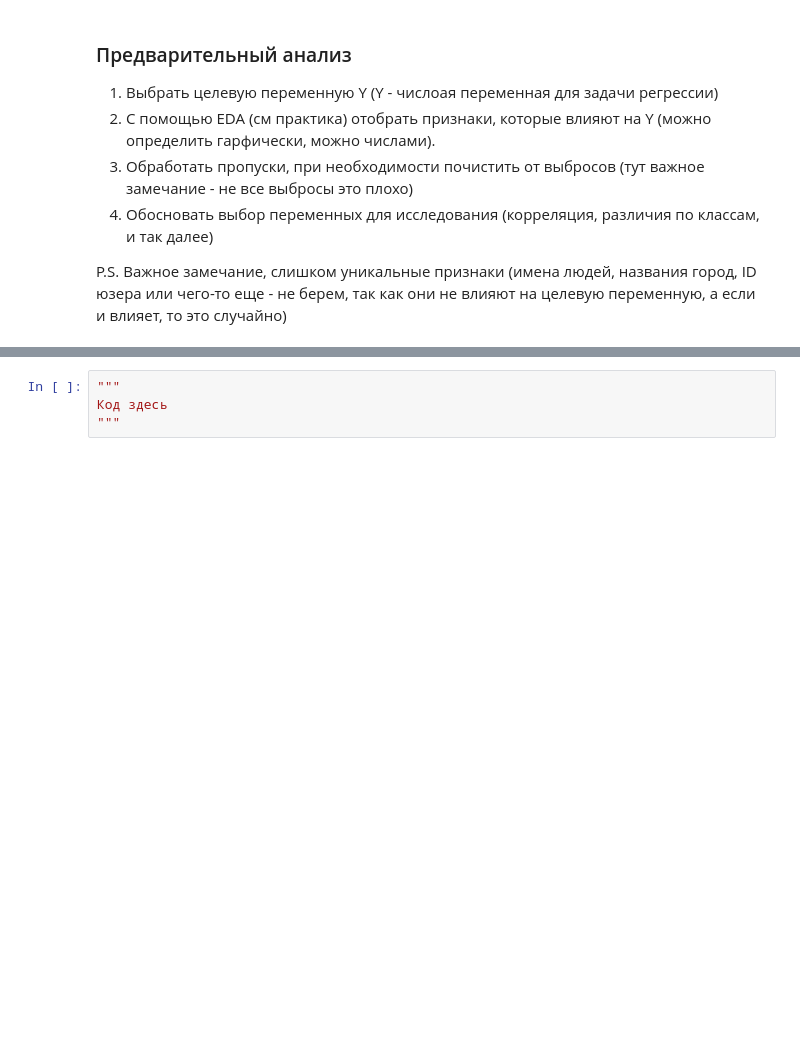
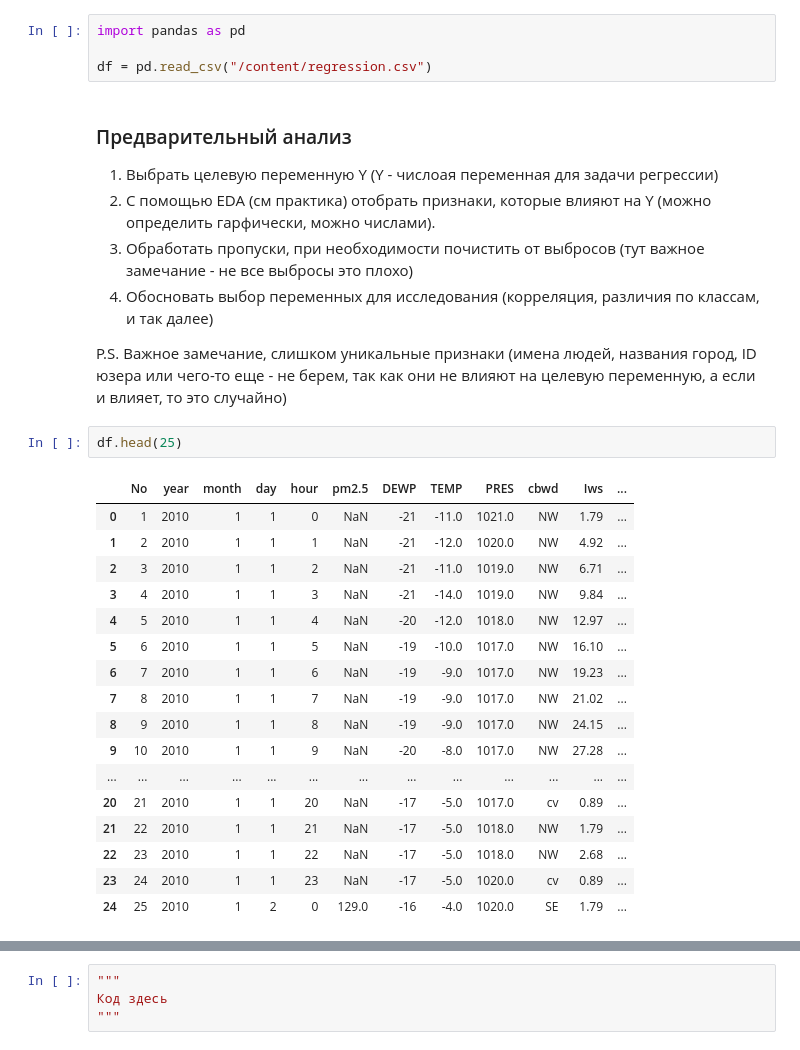
Before and after one commit to kaimakov-rk/kokoko, a Jupyter notebook: Copy_of_Задание_5.ipynb, the cells around one changed output, grey strips where cells are left out. Cells and saved outputs as stored; diff of their text form; blank space fills up the shorter version.

```diff
--- a/Copy_of_Задание_5.ipynb
+++ b/Copy_of_Задание_5.ipynb
@@ -11,3 +32,7 @@ df = #чтение файла
+# %%
+import pandas as pd
+
+df = pd.read_csv("/content/regression.csv")
 # %% [markdown]
 ### Предварительный анализ
 
@@ -17,3 +42,23 @@ df = #чтение файла
 4. Обосновать выбор переменных для исследования (корреляция, различия по классам, и так далее)
 
 P.S. Важное замечание, слишком уникальные признаки (имена людей, названия город, ID юзера или чего-то еще - не берем, так как они не влияют на целевую переменную, а если и влияет, то это случайно)
+# %%
+df.head(25)
+# %% [output]
+|  | No | year | month | day | hour | pm2.5 | DEWP | TEMP | PRES | cbwd | Iws | ... |
+| 0 | 1 | 2010 | 1 | 1 | 0 | NaN | -21 | -11.0 | 1021.0 | NW | 1.79 | ... |
+| 1 | 2 | 2010 | 1 | 1 | 1 | NaN | -21 | -12.0 | 1020.0 | NW | 4.92 | ... |
+| 2 | 3 | 2010 | 1 | 1 | 2 | NaN | -21 | -11.0 | 1019.0 | NW | 6.71 | ... |
+| 3 | 4 | 2010 | 1 | 1 | 3 | NaN | -21 | -14.0 | 1019.0 | NW | 9.84 | ... |
+| 4 | 5 | 2010 | 1 | 1 | 4 | NaN | -20 | -12.0 | 1018.0 | NW | 12.97 | ... |
+| 5 | 6 | 2010 | 1 | 1 | 5 | NaN | -19 | -10.0 | 1017.0 | NW | 16.10 | ... |
+| 6 | 7 | 2010 | 1 | 1 | 6 | NaN | -19 | -9.0 | 1017.0 | NW | 19.23 | ... |
+| 7 | 8 | 2010 | 1 | 1 | 7 | NaN | -19 | -9.0 | 1017.0 | NW | 21.02 | ... |
+| 8 | 9 | 2010 | 1 | 1 | 8 | NaN | -19 | -9.0 | 1017.0 | NW | 24.15 | ... |
+| 9 | 10 | 2010 | 1 | 1 | 9 | NaN | -20 | -8.0 | 1017.0 | NW | 27.28 | ... |
+| ... | ... | ... | ... | ... | ... | ... | ... | ... | ... | ... | ... | ... |
+| 20 | 21 | 2010 | 1 | 1 | 20 | NaN | -17 | -5.0 | 1017.0 | cv | 0.89 | ... |
+| 21 | 22 | 2010 | 1 | 1 | 21 | NaN | -17 | -5.0 | 1018.0 | NW | 1.79 | ... |
+| 22 | 23 | 2010 | 1 | 1 | 22 | NaN | -17 | -5.0 | 1018.0 | NW | 2.68 | ... |
+| 23 | 24 | 2010 | 1 | 1 | 23 | NaN | -17 | -5.0 | 1020.0 | cv | 0.89 | ... |
+| 24 | 25 | 2010 | 1 | 2 | 0 | 129.0 | -16 | -4.0 | 1020.0 | SE | 1.79 | ... |
```
Also changed, not shown: parts of 6 cells of this notebook.
